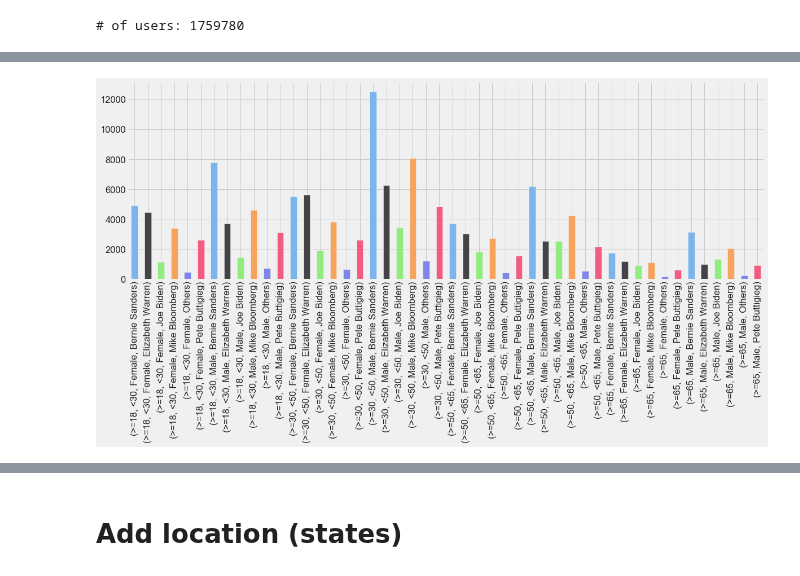
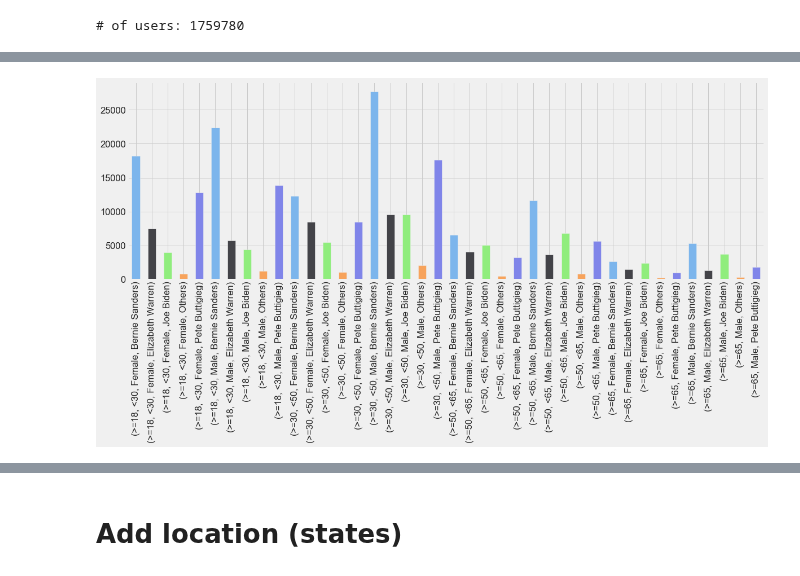
Before and after one commit to kayzhou/US_election, a Jupyter notebook: user_reweight_US.ipynb, the cells around one changed output, grey strips where cells are left out. Cells and saved outputs as stored; diff of their text form; code cells hidden in the pictures.

```diff
--- a/user_reweight_US.ipynb
+++ b/user_reweight_US.ipynb
@@ -240,4 +293,5 @@ making_pickle_file("disk/users-14days/2020-02-24.csv",
 # %%
 # join the opinions
 # users_opinion = pd.read_pickle("disk/users-pickle/14days-2020-02-03.pl")
-users_opinion = pd.read_pickle("disk/users-pickle/14days-2020-02-22.pl")
+users_opinion = pd.read_pickle("disk/users-pickle/To2020-02-29-60.pl")
+users_opinion
@@ -295,14 +364,14 @@ age_range  gender  Camp
 dtype: int64
 # %%
 colors = [
-'#7cb5ec', '#434348', '#90ed7d', '#f7a35c', '#8085e9', '#f15c80',
+'#7cb5ec', '#434348', '#90ed7d', '#f7a35c', '#8085e9',
 ]
 
 sns.set(style="darkgrid", font_scale=1.5)
 plt.style.use('fivethirtyeight')
 plt.figure(figsize=(18, 6))
 groups.plot.bar(color=colors)
 plt.xlabel("")
-plt.savefig("../Argentina_election/web/static/US2020_age_gender_0222.png", bbox_inches = 'tight', dpi=300)
+plt.savefig("../Argentina_election/web/static/US2020_age_gender_0302.png", bbox_inches = 'tight', dpi=300)
 # %% [output]
-[figure, old version]
+[figure, new version]
```
Also changed, not shown: parts of 25 cells of this notebook, 14 other files.
